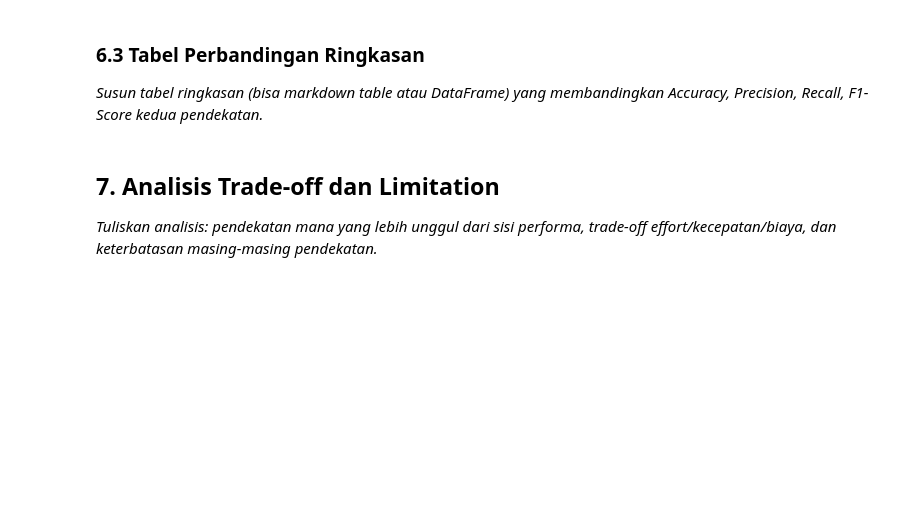
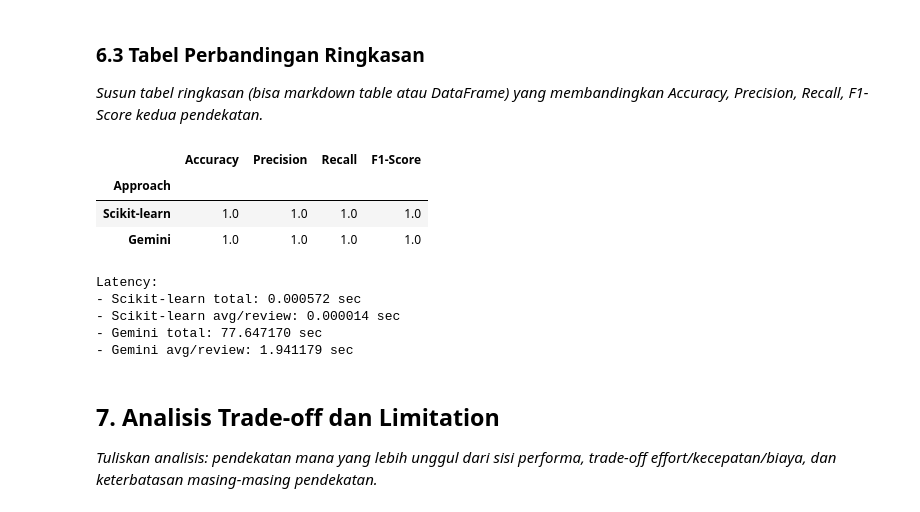
Before and after one commit to masheningIlham/assignment-model-experiment-mashening-ilhamsah, a Jupyter notebook: notebook/experiment_notebook.ipynb, the cells around one changed output. Saved outputs shown, nothing was run; the diff lists cells and outputs as text; code cells hidden in the pictures; blank space fills up the shorter version.

```diff
--- a/notebook/experiment_notebook.ipynb
+++ b/notebook/experiment_notebook.ipynb
@@ -88,12 +96,17 @@ Test size: 40
 
 ### 4.1 Preprocessing & Feature Extraction
 # %%
-vectorizer = TfidfVectorizer()
+vectorizer = TfidfVectorizer(lowercase=True, ngram_range=(1, 2), min_df=1,)
 X_train_vec = vectorizer.fit_transform(X_train)
 X_test_vec = vectorizer.transform(X_test)
 # %% [markdown]
 ### 4.2 Training Model
 # %%
-clf = LogisticRegression()
+train_start = time.perf_counter()
+
+clf = LogisticRegression(random_state=67, max_iter=1000)
 clf.fit(X_train_vec, y_train)
+
+train_time = time.perf_counter() - train_start
+print(f"Training time: {train_time:.6f} seconds")
 # %% [output]
@@ -143,7 +277,22 @@ for review in X_test:
 
 ### 6.1 Evaluasi Model Klasik
 # %%
-print('=== Model Klasik (Scikit-learn) ===')
-print('Accuracy:', accuracy_score(y_test, y_pred_classic))
-print(classification_report(y_test, y_pred_classic))
-print('Confusion Matrix:\n', confusion_matrix(y_test, y_pred_classic))
+print("=== Model Klasik (Scikit-learn) ===")
+classic_metrics = {
+    "Accuracy": accuracy_score(y_test, y_pred_classic),
+    "Precision": precision_score(y_test, y_pred_classic, pos_label="positif", zero_division=0),
+    "Recall": recall_score(y_test, y_pred_classic, pos_label="positif", zero_division=0),
+    "F1-Score": f1_score(y_test, y_pred_classic, pos_label="positif", zero_division=0),
+}
+
+display(pd.DataFrame([classic_metrics], index=["Scikit-learn"]))
+
+print("\nClassification report:")
+print(classification_report(y_test, y_pred_classic, labels=["negatif", "positif"], digits=4))
+
+print("Confusion Matrix [negatif, positif]:")
+display(pd.DataFrame(
+    confusion_matrix(y_test, y_pred_classic, labels=["negatif", "positif"]),
+    index=["actual_negatif", "actual_positif"],
+    columns=["pred_negatif", "pred_positif"],
+))
@@ -158,6 +372,29 @@ print('Confusion Matrix:\n', confusion_matrix(y_test, y_pred_llm))
 ### 6.3 Tabel Perbandingan Ringkasan
 
 _Susun tabel ringkasan (bisa markdown table atau DataFrame) yang membandingkan Accuracy, Precision, Recall, F1-Score kedua pendekatan._
+# %%
+comparison_df = pd.DataFrame([
+    {"Approach": "Scikit-learn", **classic_metrics},
+    {"Approach": "Gemini", **llm_metrics},
+]).set_index("Approach")
+
+display(comparison_df)
+
+print("Latency:")
+print(f"- Scikit-learn total: {classic_inference_time:.6f} sec")
+print(f"- Scikit-learn avg/review: {classic_inference_time/len(X_test):.6f} sec")
+print(f"- Gemini total: {sum(llm_latencies):.6f} sec")
+print(f"- Gemini avg/review: {sum(llm_latencies)/len(llm_latencies):.6f} sec")
+# %% [output]
+|  | Accuracy | Precision | Recall | F1-Score |
+| Approach |  |  |  |  |
+| Scikit-learn | 1.0 | 1.0 | 1.0 | 1.0 |
+| Gemini | 1.0 | 1.0 | 1.0 | 1.0 |
+Latency:
+- Scikit-learn total: 0.000572 sec
+- Scikit-learn avg/review: 0.000014 sec
+- Gemini total: 77.647170 sec
+- Gemini avg/review: 1.941179 sec
 # %% [markdown]
 ## 7. Analisis Trade-off dan Limitation
 
```
Also changed, not shown: parts of 12 cells of this notebook, 3 other files.
